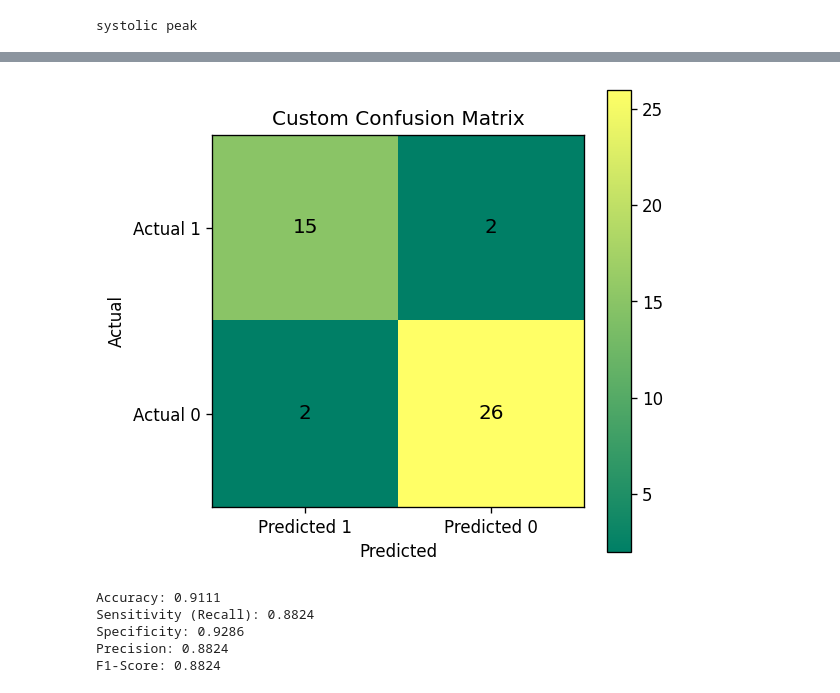
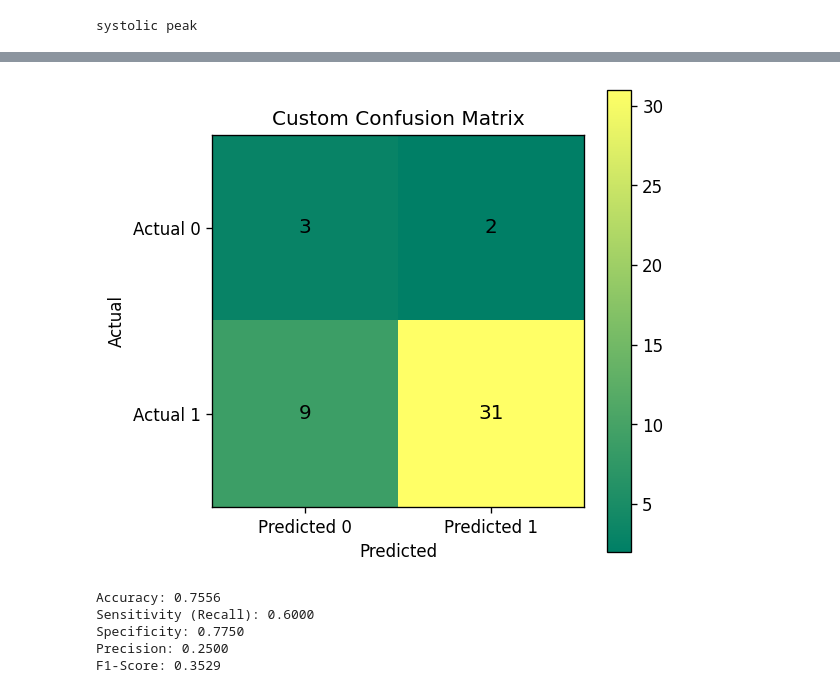
Before and after one commit to m11217045/PPG, a Jupyter notebook: Classfication.ipynb, the cells around one changed output, grey strips where cells are left out. Saved outputs shown, nothing was run; the diff lists cells and outputs as text; code cells hidden in the pictures.

```diff
--- a/Classfication.ipynb
+++ b/Classfication.ipynb
@@ -1,16 +1,16 @@
 # %%
-from sklearn.model_selection import train_test_split
+import pandas as pd
+import numpy as np
+from sklearn.model_selection import train_test_split, GridSearchCV
 from sklearn.svm import SVC
 from sklearn.preprocessing import StandardScaler
 from sklearn.metrics import classification_report, accuracy_score, confusion_matrix
-import pandas as pd
-import numpy as np
 import matplotlib.pyplot as plt
 
-file_path = "F:\All data\Patient_Signal\PPG.csv"
+file_path = "F:\\All data\\Patient_Signal\\PPG.csv"
 data = pd.read_csv(file_path, header=None)
 
-data.columns = ['Name', 'i', 'Bad', 'hands', 'label', 'systolic peak', 'Diastolic peak', 'Cardiac cycle', 'Cycle Area', 'SSI', 'Peak to Valley', 'Systolic peak y', '1st Derivative cycle', '1st Derivative peak']
+data.columns = ['Name', 'i', 'Bad', 'hands', 'label', 'systolic peak', 'Diastolic peak', 'Cardiac cycle', 'Cycle Area', 'SSI', 'Peak to Valley', 'Systolic peak y', 'Delta_T', '1st Derivative cycle', '1st Derivative peak', 'Ratio_BA', 'Ratio_CA', 'Ratio_DA', 'Ratio_BDCE_A', 'Ratio_CDB_A']
 # Display the first few rows of the dataframe to understand its structure
 data.head()
 # %% [output]
@@ -90,0 +70,10 @@ Fitting 5 folds for each of 4 candidates, totalling 20 fits
+# %%
+# 訓練模型並獲取結果
+best_model, best_params, best_score, accuracy, report, y_pred, feature_importance_df = train_svm(X_train, y_train, X_test, y_test)
+
+# 輸出結果
+print("最佳參數:", best_params)
+print("最佳交叉驗證準確率:", best_score)
+print("測試集準確率:", accuracy)
+print("分類報告:\n", report)
+print("特徵重要性排序：\n", feature_importance_df)
@@ -227,52 +179,46 @@ print("已儲存為 Summary_PPG.csv")
 # %%
-import numpy as np
-import matplotlib.pyplot as plt
-from sklearn.metrics import confusion_matrix
-
 # 假設 conf_matrix 已經是你現有的混淆矩陣結果
-conf_matrix = confusion_matrix(summary['Actual_Label'], summary['Predicted_Label'])
+conf_matrix = confusion_matrix(final_summary['Actual_Label'], final_summary['Predicted_Label'])
 
 # 繪製自定義混淆矩陣
 plt.figure(figsize=(5, 5), dpi=120)
 plt.imshow(conf_matrix, cmap='summer')
 plt.colorbar()
 
-# 在混淆矩陣中添加文本
+# 在混淆矩陣中新增文字
 for i in range(conf_matrix.shape[0]):
     for j in range(conf_matrix.shape[1]):
         plt.text(j, i, str(conf_matrix[i, j]), fontsize=12,
                  horizontalalignment='center', verticalalignment='center')
 
 # 設定軸刻度和標籤
-plt.xticks(np.arange(0, 2), ['Predicted 1', 'Predicted 0'])  # x軸刻度標籤
-plt.yticks(np.arange(0, 2), ['Actual 1', 'Actual 0'])        # y軸刻度標籤
+plt.xticks(np.arange(0, 2), ['Predicted 0', 'Predicted 1'])  # x軸刻度標籤
+plt.yticks(np.arange(0, 2), ['Actual 0', 'Actual 1'])        # y軸刻度標籤
 plt.ylabel('Actual')
 plt.xlabel('Predicted')
 plt.title('Custom Confusion Matrix')
 plt.show()
+# 7. 計算性能指標
+tp = conf_matrix[0, 0]
+fn = conf_matrix[0, 1]
+fp = conf_matrix[1, 0]
+tn = conf_matrix[1, 1]
+accuracy = (tp + tn) / (tp + fn + fp + tn) if (tp + fn + fp + tn) != 0 else 0
+sensitivity = tp / (tp + fn) if (tp + fn) != 0 else 0
+specificity = tn / (tn + fp) if (tn + fp) != 0 else 0
+precision = tp / (tp + fp) if (tp + fp) != 0 else 0
+f1_score = 2 * (precision * sensitivity) / (precision + sensitivity) if (precision + sensitivity) != 0 else 0
+
+# 8. 輸出結果
+print(f"Accuracy: {accuracy:.4f}")
+print(f"Sensitivity (Recall): {sensitivity:.4f}")
+print(f"Specificity: {specificity:.4f}")
+print(f"Precision: {precision:.4f}")
+print(f"F1-Score: {f1_score:.4f}")
 # %% [output]
-[figure, old version]
+[figure, new version]
+Accuracy: 0.7556
+Sensitivity (Recall): 0.6000
+Specificity: 0.7750
+Precision: 0.2500
+F1-Score: 0.3529
-# %%
-# 7. 計算性能指標
-tp = conf_matrix[0, 0]
-fn = conf_matrix[0, 1]
-fp = conf_matrix[1, 0]
-tn = conf_matrix[1, 1]
-accuracy = (tp + tn) / (tp + fn + fp + tn) if (tp + fn + fp + tn) != 0 else 0
-sensitivity = tp / (tp + fn) if (tp + fn) != 0 else 0
-specificity = tn / (tn + fp) if (tn + fp) != 0 else 0
-precision = tp / (tp + fp) if (tp + fp) != 0 else 0
-f1_score = 2 * (precision * sensitivity) / (precision + sensitivity) if (precision + sensitivity) != 0 else 0
-
-# 8. 輸出結果
-print(f"Accuracy: {accuracy:.4f}")
-print(f"Sensitivity (Recall): {sensitivity:.4f}")
-print(f"Specificity: {specificity:.4f}")
-print(f"Precision: {precision:.4f}")
-print(f"F1-Score: {f1_score:.4f}")
-# %% [output]
-Accuracy: 0.9111
-Sensitivity (Recall): 0.8824
-Specificity: 0.9286
-Precision: 0.8824
-F1-Score: 0.8824
```
Also changed, not shown: parts of 8 cells of this notebook, 2 other files.
